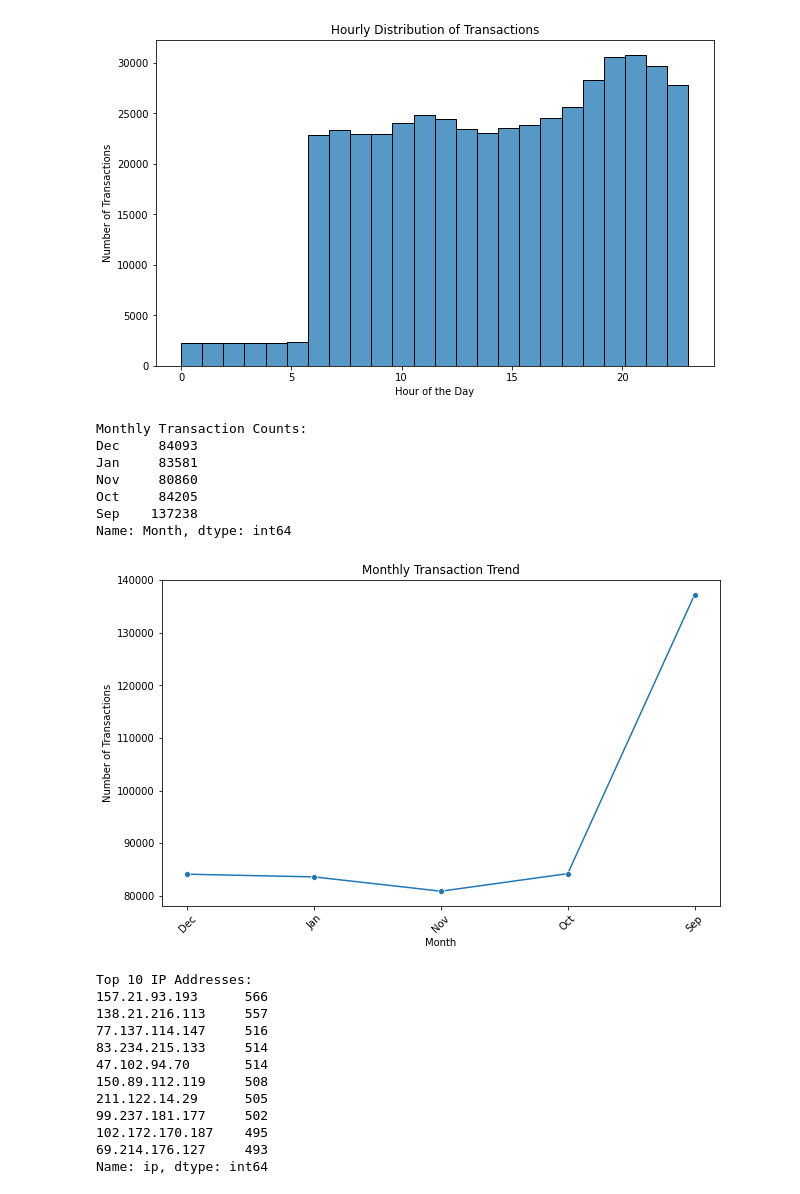
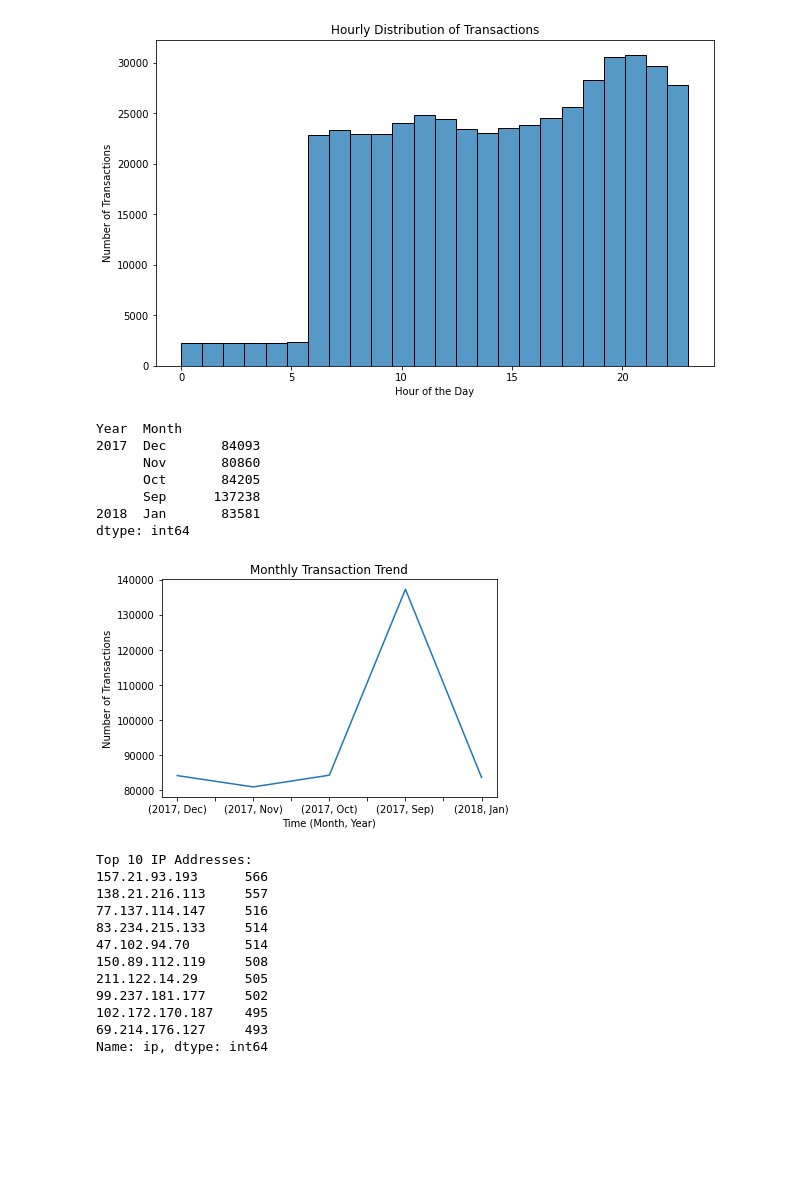
Before and after one commit to ShubhLP/Digital-Dynamos, a Jupyter notebook: DataCo_Supply_Chain_Analytics.ipynb, the cells around one changed output. Cells and saved outputs as stored; diff of their text form; code cells hidden in the pictures; blank space fills up the shorter version.

Commit message:
cover date column in tokenized df to datetime

```diff
--- a/DataCo_Supply_Chain_Analytics.ipynb
+++ b/DataCo_Supply_Chain_Analytics.ipynb
@@ -152,3 +152,6 @@ supply_df.head()
 | 2 | CASH | 4 | 4 | -247.779999 | 309.720001 | ... |
 | 3 | DEBIT | 3 | 4 | 22.860001 | 304.809998 | ... |
 | 4 | PAYMENT | 2 | 4 | 134.210007 | 298.250000 | ... |
+# %%
+tokenized_df['Date'] = pd.to_datetime(tokenized_df['Date'])
+tokenized_df.head()
@@ -565,29 +593,30 @@ plt.ylabel('Number of Transactions')
 plt.show()
 # %% [output]
 [figure]
-# %%
-# Analysis 4: Monthly Transaction Trend
-monthly_transaction_counts = tokenized_df['Month'].value_counts().sort_index()
-print("Monthly Transaction Counts:")
-print(monthly_transaction_counts)
-# %% [output]
-Monthly Transaction Counts:
-Dec     84093
-Jan     83581
-Nov     80860
-Oct     84205
-Sep    137238
-Name: Month, dtype: int64
+# %%
+# Analysis 4: Month by Year Transaction Trend
+token_df = tokenized_df
+token_df['Year'] = token_df['Date'].dt.year
+
+monthly_transactions = token_df.groupby(['Year', 'Month']).size()
+
+print(monthly_transactions)
+# %% [output]
+Year  Month
+2017  Dec       84093
+      Nov       80860
+      Oct       84205
+      Sep      137238
+2018  Jan       83581
+dtype: int64
 # %%
-plt.figure(figsize=(10, 6))
-sb.lineplot(x=monthly_transaction_counts.index, y=monthly_transaction_counts.values, marker='o')
+monthly_transactions.plot(kind='line')
 plt.title('Monthly Transaction Trend')
-plt.xlabel('Month')
+plt.xlabel('Time (Month, Year)')
 plt.ylabel('Number of Transactions')
-plt.xticks(rotation=45)
 plt.show()
 # %% [output]
-[figure, old version]
+[figure, new version]
 # %%
 # Analysis 5: IP Address Analysis
 top_ip_addresses = tokenized_df['ip'].value_counts().head(10)
```
Also changed, not shown: parts of 2 cells of this notebook.
